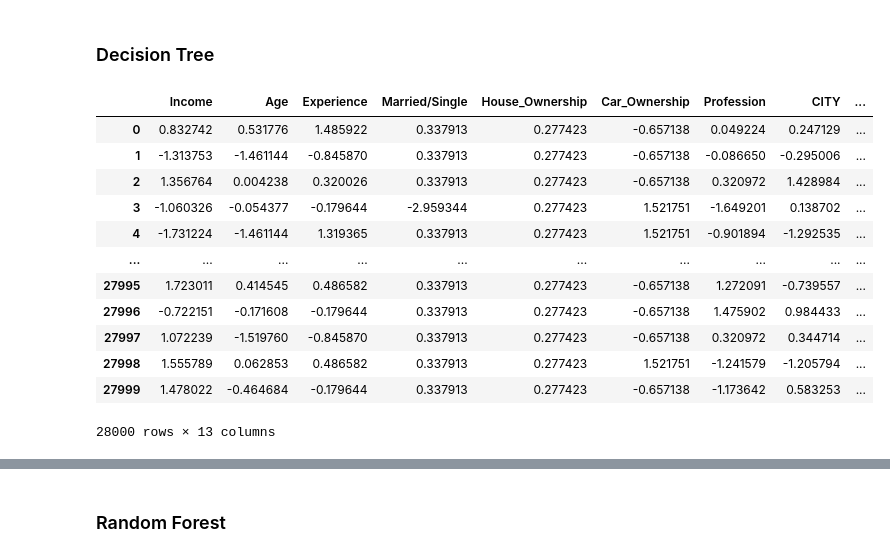
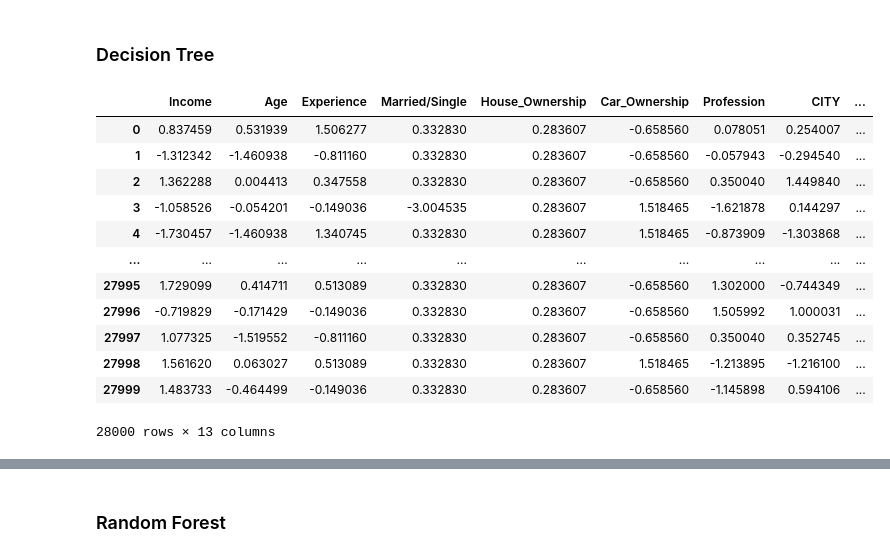
Before and after one commit to thadaniumang/Loan-Prediction, a Jupyter notebook: predictor.ipynb, the cells around one changed output, grey strips where cells are left out. Drawn from its saved outputs; the diff is of its cells as text; code cells hidden in the pictures.

```diff
--- a/predictor.ipynb
+++ b/predictor.ipynb
@@ -465,10 +733,13 @@ def show_and_save_model(model, name):
 # %%
-model_nb = Sequential()
+model = Sequential()
 
-model_nb.add(Dense(512, input_shape=(11,), activation='relu'))
-model_nb.add(Dense(512, activation='relu'))
-model_nb.add(Dense(128, activation='relu'))
-model_nb.add(Dense(1, activation='sigmoid'))
+model.add(Dense(256, input_shape=(11,), activation='relu'))
+model.add(Dropout(0.5))
+model.add(Dense(256, activation='relu'))
+model.add(Dropout(0.5))
+model.add(Dense(128, activation='relu'))
+model.add(Dense(128, activation='relu'))
+model.add(Dense(1, activation='sigmoid', bias_initializer=Constant(initial_bias_over)))
 
-model_nb.summary()
+model.summary()
 # %% [output]
@@ -639,9 +849,11 @@ Data columns (total 11 columns):
  10  CURRENT_HOUSE_YRS  28000 non-null  int64
 dtypes: int64(11)
 memory usage: 2.3 MB
+# %%
+cols = test_data.columns
 # %%
 test_data = scaler.transform(test_data.to_numpy())
-test_data = pd.DataFrame(test_data, columns=list(train_data.columns)[1:-1])
+test_data = pd.DataFrame(test_data, columns=list(cols))
 test_data
 # %% [output]
 |  | Income | Age | Experience | Married/Single | House_Ownership | Car_Ownership | Profession | CITY | ... |
@@ -665,7 +877,7 @@ def load_and_test(filename):
 # %% [markdown]
 ### Logistic Regression
 # %%
-test_data['lr_predict'] = list(load_and_test('model/LogisticRegression.pkl'))
+test_data['lr_predict'] = list(load_and_test('model/LogisticRegressionOver.pkl'))
 test_data
 # %% [output]
 |  | Income | Age | Experience | Married/Single | House_Ownership | Car_Ownership | Profession | CITY | ... |
@@ -690,21 +902,21 @@ Name: lr_predict, dtype: int64
 # %% [markdown]
 ### Decision Tree
 # %%
-test_data['dt_predict'] = list(load_and_test('model/DecisionTreeClassifier.pkl'))
+test_data['dt_predict'] = list(load_and_test('model/DecisionTreeOver.pkl'))
 test_data
 # %% [output]
 |  | Income | Age | Experience | Married/Single | House_Ownership | Car_Ownership | Profession | CITY | ... |
-| 0 | 0.832742 | 0.531776 | 1.485922 | 0.337913 | 0.277423 | -0.657138 | 0.049224 | 0.247129 | ... |
-| 1 | -1.313753 | -1.461144 | -0.845870 | 0.337913 | 0.277423 | -0.657138 | -0.086650 | -0.295006 | ... |
-| 2 | 1.356764 | 0.004238 | 0.320026 | 0.337913 | 0.277423 | -0.657138 | 0.320972 | 1.428984 | ... |
-| 3 | -1.060326 | -0.054377 | -0.179644 | -2.959344 | 0.277423 | 1.521751 | -1.649201 | 0.138702 | ... |
-| 4 | -1.731224 | -1.461144 | 1.319365 | 0.337913 | 0.277423 | 1.521751 | -0.901894 | -1.292535 | ... |
+| 0 | 0.837459 | 0.531939 | 1.506277 | 0.332830 | 0.283607 | -0.658560 | 0.078051 | 0.254007 | ... |
+| 1 | -1.312342 | -1.460938 | -0.811160 | 0.332830 | 0.283607 | -0.658560 | -0.057943 | -0.294540 | ... |
+| 2 | 1.362288 | 0.004413 | 0.347558 | 0.332830 | 0.283607 | -0.658560 | 0.350040 | 1.449840 | ... |
+| 3 | -1.058526 | -0.054201 | -0.149036 | -3.004535 | 0.283607 | 1.518465 | -1.621878 | 0.144297 | ... |
+| 4 | -1.730457 | -1.460938 | 1.340745 | 0.332830 | 0.283607 | 1.518465 | -0.873909 | -1.303868 | ... |
 | ... | ... | ... | ... | ... | ... | ... | ... | ... | ... |
-| 27995 | 1.723011 | 0.414545 | 0.486582 | 0.337913 | 0.277423 | -0.657138 | 1.272091 | -0.739557 | ... |
-| 27996 | -0.722151 | -0.171608 | -0.179644 | 0.337913 | 0.277423 | -0.657138 | 1.475902 | 0.984433 | ... |
-| 27997 | 1.072239 | -1.519760 | -0.845870 | 0.337913 | 0.277423 | -0.657138 | 0.320972 | 0.344714 | ... |
-| 27998 | 1.555789 | 0.062853 | 0.486582 | 0.337913 | 0.277423 | 1.521751 | -1.241579 | -1.205794 | ... |
-| 27999 | 1.478022 | -0.464684 | -0.179644 | 0.337913 | 0.277423 | -0.657138 | -1.173642 | 0.583253 | ... |
+| 27995 | 1.729099 | 0.414711 | 0.513089 | 0.332830 | 0.283607 | -0.658560 | 1.302000 | -0.744349 | ... |
+| 27996 | -0.719829 | -0.171429 | -0.149036 | 0.332830 | 0.283607 | -0.658560 | 1.505992 | 1.000031 | ... |
+| 27997 | 1.077325 | -1.519552 | -0.811160 | 0.332830 | 0.283607 | -0.658560 | 0.350040 | 0.352745 | ... |
+| 27998 | 1.561620 | 0.063027 | 0.513089 | 0.332830 | 0.283607 | 1.518465 | -1.213895 | -1.216100 | ... |
+| 27999 | 1.483733 | -0.464499 | -0.149036 | 0.332830 | 0.283607 | -0.658560 | -1.145898 | 0.594106 | ... |
 28000 rows × 13 columns
 # %%
 test_data['dt_predict'].value_counts()
```
Also changed, not shown: parts of 70 cells of this notebook, 18 other files.
